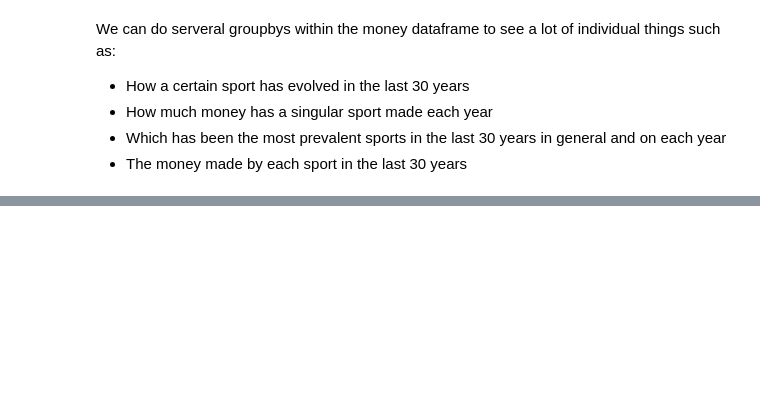
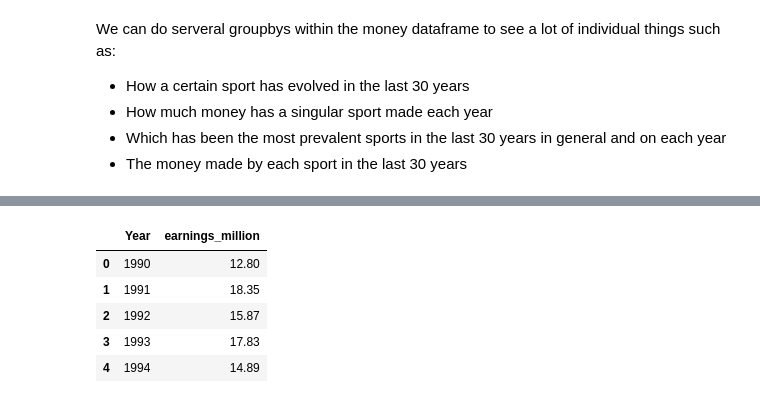
Before and after one commit to Jorge-Solana/Economical_Sports_Hisotry_and_Best_suitable_sport, a Jupyter notebook: First_Visuals.ipynb, the cells around one changed output, grey strips where cells are left out. Cells and saved outputs as stored; diff of their text form; code cells hidden in the pictures; blank space fills up the shorter version.

```diff
--- a/First_Visuals.ipynb
+++ b/First_Visuals.ipynb
@@ -124,0 +89,11 @@ plt.show()
+# %%
+agrupado1 = money.groupby(['Year'],as_index=False).agg({'earnings_million' : 'mean'})
+# %%
+agrupado1.head()
+# %% [output]
+|  | Year | earnings_million |
+| 0 | 1990 | 12.80 |
+| 1 | 1991 | 18.35 |
+| 2 | 1992 | 15.87 |
+| 3 | 1993 | 17.83 |
+| 4 | 1994 | 14.89 |
```
Also changed, not shown: parts of 19 cells of this notebook.
